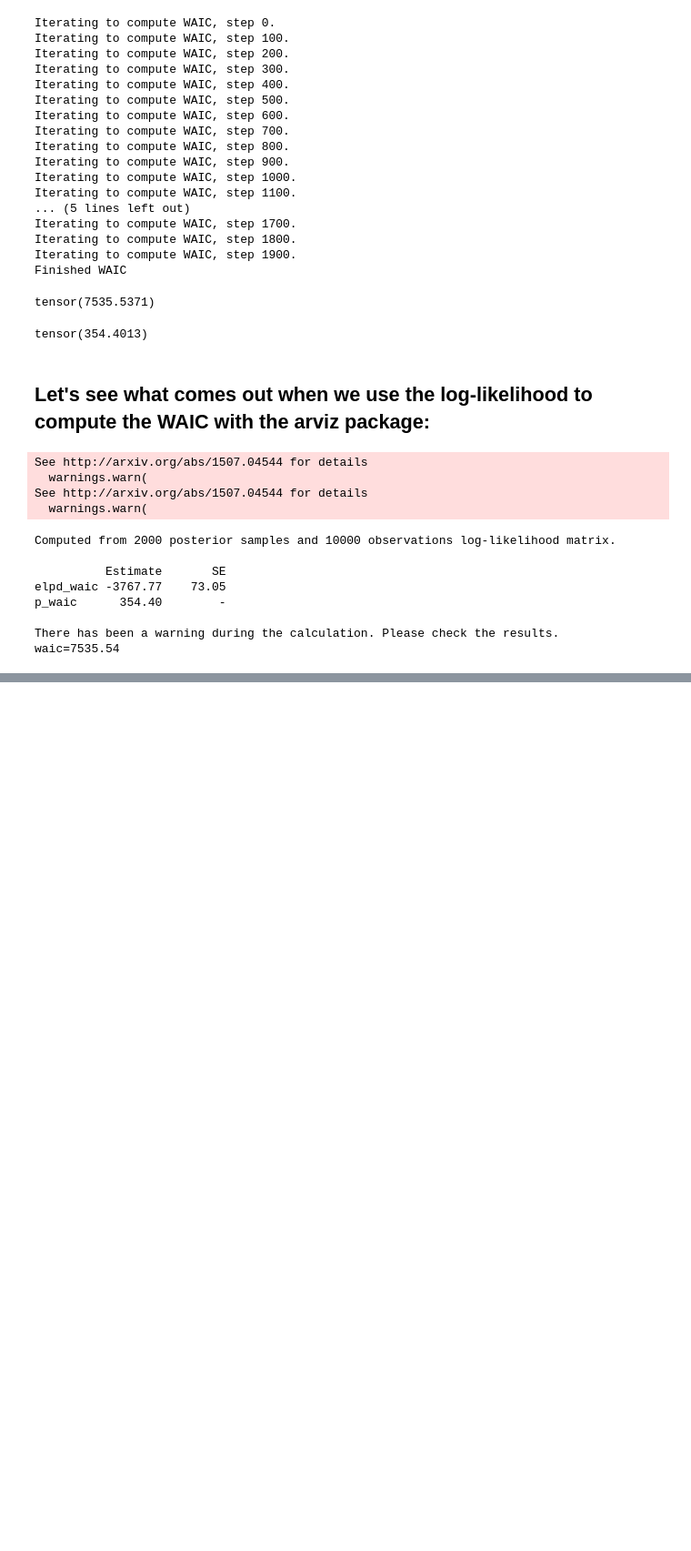
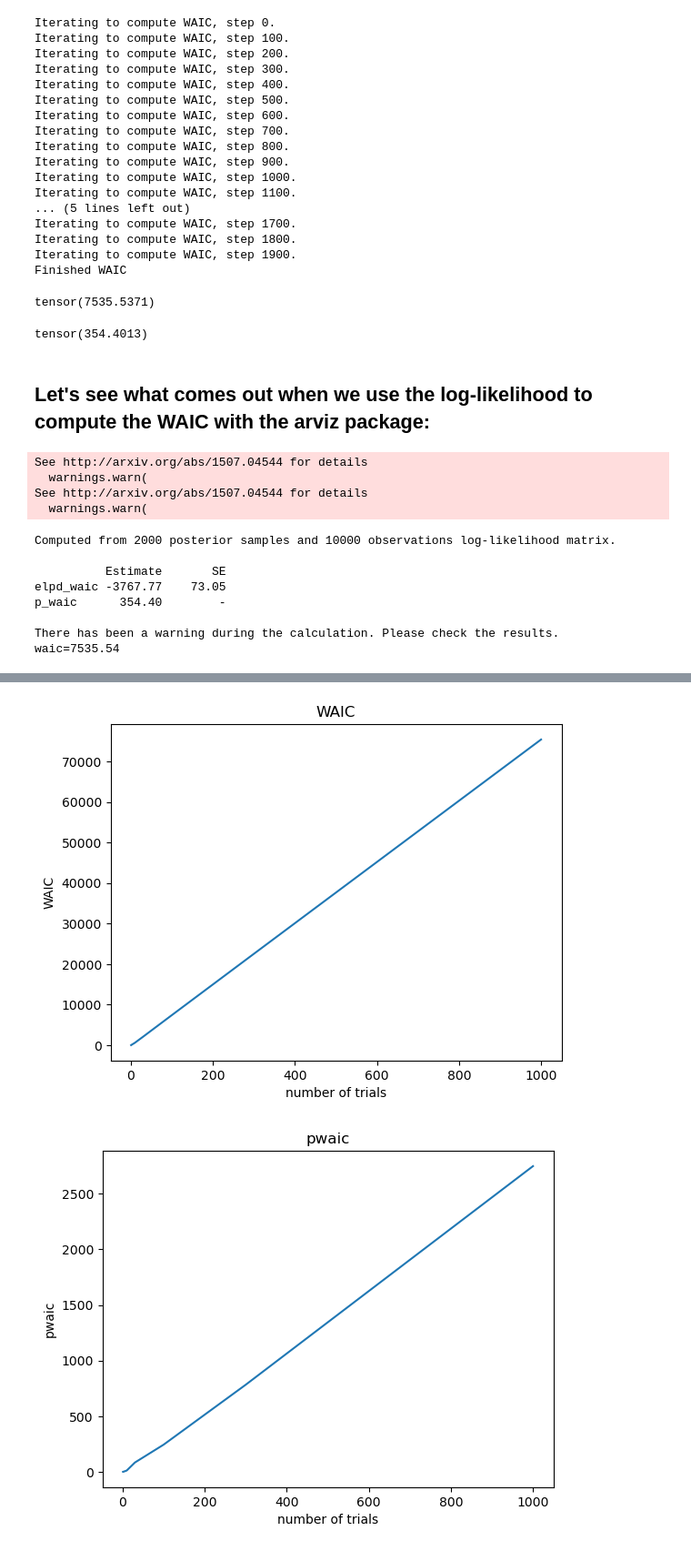
Before and after one commit to SaschaFroelich/WAIC_example, a Jupyter notebook: WAIC.ipynb, the cells around one changed output, grey strips where cells are left out. Shown: that part at 91% size. Drawn from its saved outputs; the diff is of its cells as text; code cells hidden in the pictures; blank space fills up the shorter version.

Commit message:
Computed WAIC for different numbers of trials.

```diff
--- a/WAIC.ipynb
+++ b/WAIC.ipynb
@@ -606,8 +606,8 @@ There has been a warning during the calculation. Please check the results.
 waic=7535.54
 # %%
 num_trials = [1,3,10,30,100,300,1000]
-waics = []
-pwaics = []
+waics_pyro = []
+pwaics_pyro = []
 
 for trials in num_trials:
     num_inf_steps = 3000
@@ -622,8 +622,8 @@ for trials in num_trials:
     num_waic_samples = 2000
     WAIC, loglike, waic_var, pwaic = infer.compute_IC(num_samples = num_waic_samples)
 
-    waics.append(WAIC)
-    pwaics.append(pwaic)
+    waics_pyro.append(WAIC)
+    pwaics_pyro.append(pwaic)
 # %% [output]
 1 Trials.
 Starting inference.
@@ -732,13 +749,16 @@ Starting inference.
 # %%
 import matplotlib.pyplot as plt
-plt.plot(num_trials, waics)
+plt.plot(num_trials, waics_pyro)
 plt.xlabel('number of trials')
 plt.ylabel('WAIC')
 plt.title('WAIC')
 plt.show()
 
-plt.plot(num_trials, pwaics)
+plt.plot(num_trials, pwaics_pyro)
 plt.title('pwaic')
 plt.xlabel('number of trials')
 plt.ylabel('pwaic')
 plt.show()
+# %% [output]
+[figure, added]
+[figure, added]
```
Also changed, not shown: parts of 1 cell of this notebook.
